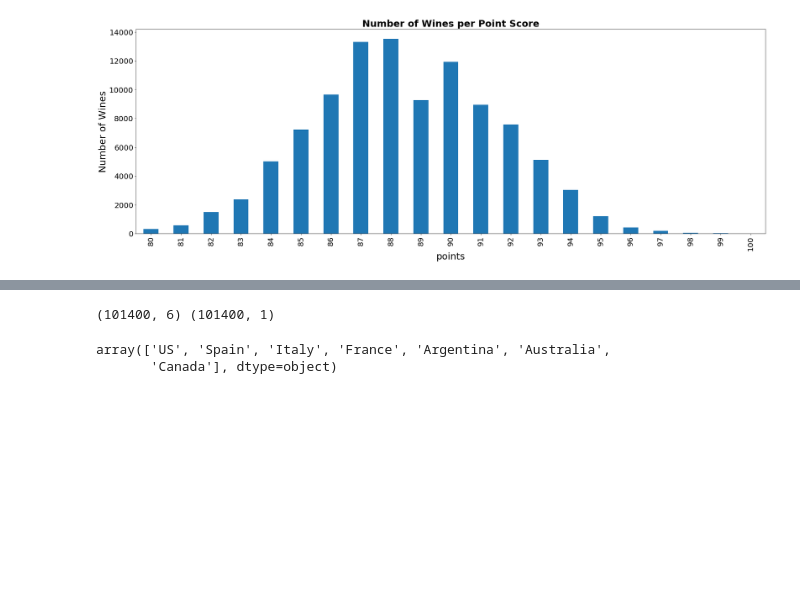
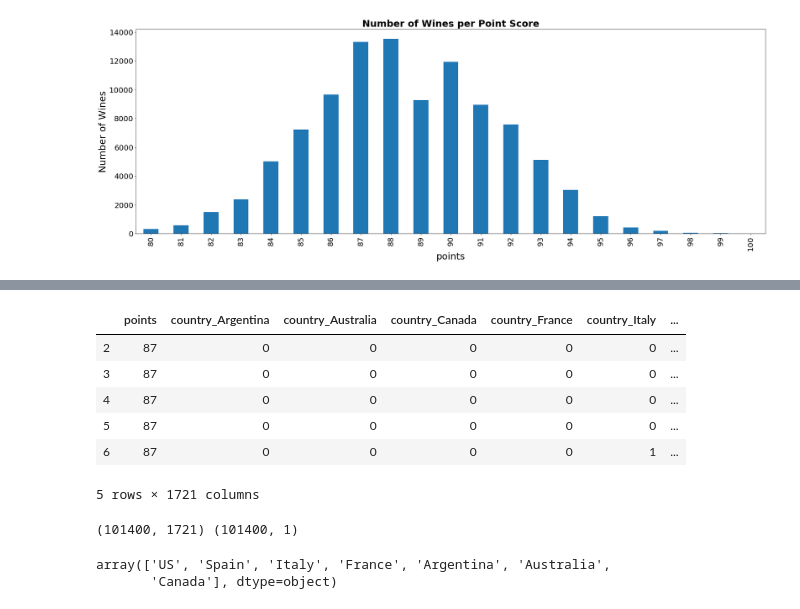
Before and after one commit to Dan-Bruen/WIne-Predictions, a Jupyter notebook: wine-ML-FC.ipynb, the cells around one changed output, grey strips where cells are left out. Drawn from its saved outputs; the diff is of its cells as text; code cells hidden in the pictures; blank space fills up the shorter version.

```diff
--- a/wine-ML-FC.ipynb
+++ b/wine-ML-FC.ipynb
@@ -204,11 +266,28 @@ Text(0.5, 1.0, 'Residual Plot')
+# %%
+parsed_wine2_dummy3 = parsed_wine2_dummy.drop(["price", "title", "winery"], axis=1)
+parsed_wine2_dummy3.head()
+# %% [output]
+|  | points | country_Argentina | country_Australia | country_Canada | country_France | country_Italy | ... |
+| 2 | 87 | 0 | 0 | 0 | 0 | 0 | ... |
+| 3 | 87 | 0 | 0 | 0 | 0 | 0 | ... |
+| 4 | 87 | 0 | 0 | 0 | 0 | 0 | ... |
+| 5 | 87 | 0 | 0 | 0 | 0 | 0 | ... |
+| 6 | 87 | 0 | 0 | 0 | 0 | 1 | ... |
+5 rows × 1721 columns
 # %%
 # Assign the data to X and y for just 'points' with *=* wine2_df *=*
 
-X = parsed_wine2_df[["price", "country", "region_1", "title", "variety", "winery"]]
-y = parsed_wine2_df["points"].values.reshape(-1, 1)
+# X = parsed_wine2_dummy[["price", "country", "region_1", "title", "variety", "winery"]]
+
+# X = parsed_wine2_dummy[["price", "country_Argentina", "country_Australia",
+#                          "country_Canada", "country_France", "country_Italy", "country_Spain", "country_US", ]]
+
+X = parsed_wine2_dummy3
+y = parsed_wine2_dummy["price"].values.reshape(-1, 1)
+
 print(X.shape, y.shape)
 # %% [output]
-(101400, 6) (101400, 1)
+(101400, 1721) (101400, 1)
 # %%
 parsed_wine2_df["country"].unique()
 # %% [output]
```
Also changed, not shown: parts of 20 cells of this notebook.
